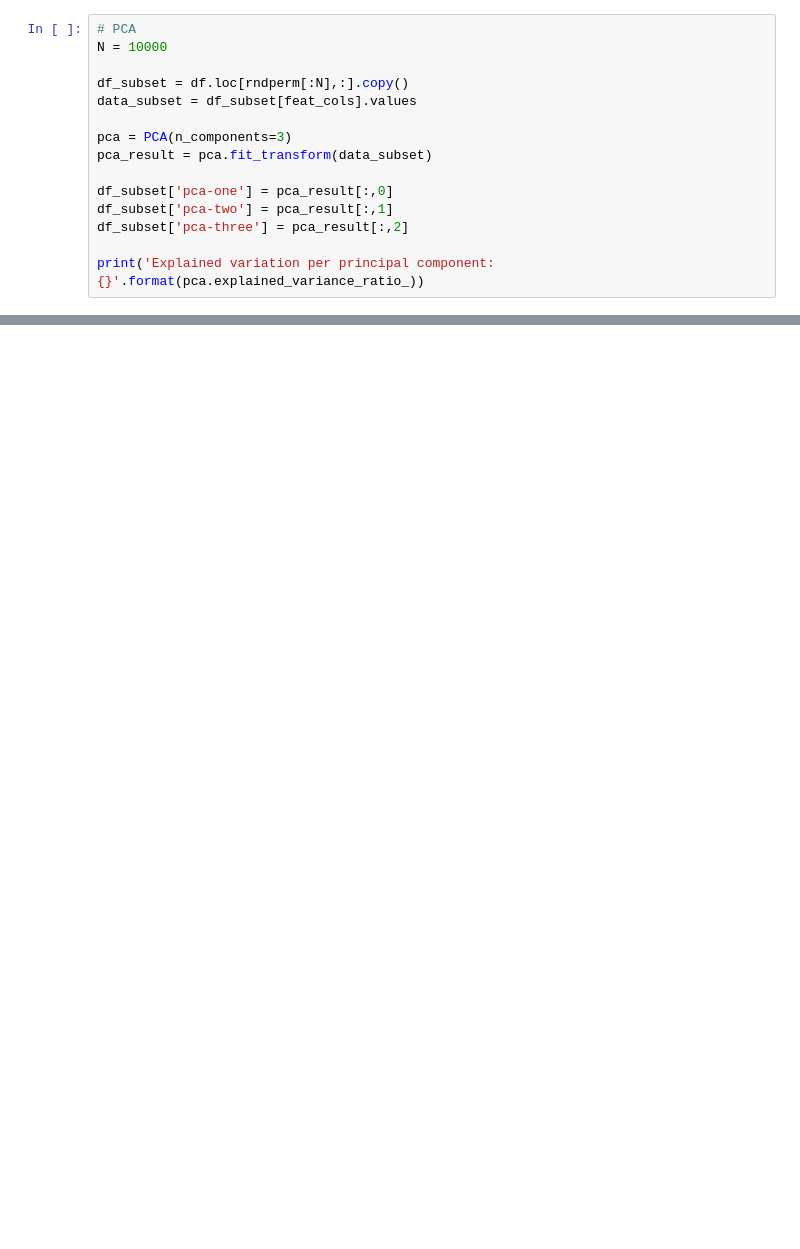
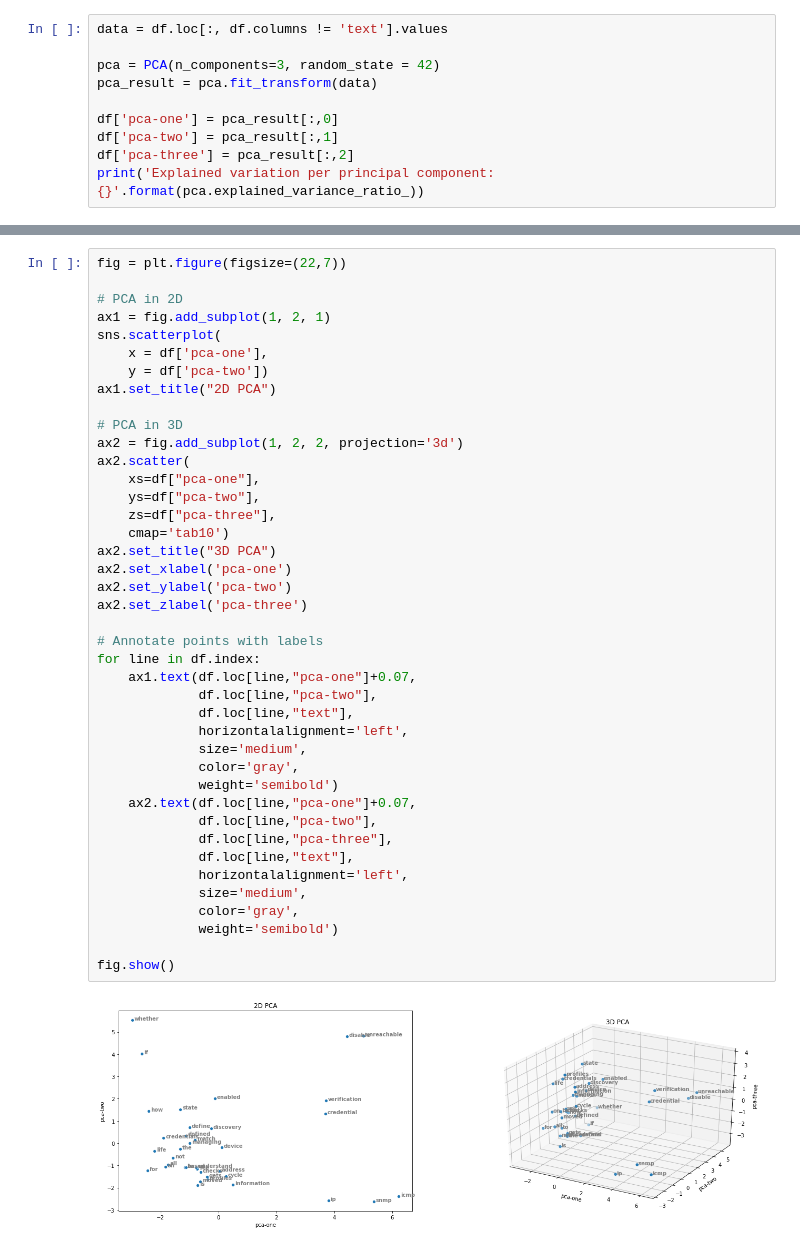
Before and after one commit to ant-louis/netbert, a Jupyter notebook: Code/Visualization/t-SNE.ipynb, the cells around one changed output, grey strips where cells are left out. Cells and saved outputs as stored; diff of their text form; blank space fills up the shorter version.

Commit message:
Progress in PCA and tsne visualisation

```diff
--- a/Code/Visualization/t-SNE.ipynb
+++ b/Code/Visualization/t-SNE.ipynb
@@ -72,16 +32,11 @@ rndperm = np.random.permutation(df.shape[0])
 # %%
-# PCA
-N = 10000
+data = df.loc[:, df.columns != 'text'].values
 
-df_subset = df.loc[rndperm[:N],:].copy()
-data_subset = df_subset[feat_cols].values
+pca = PCA(n_components=3, random_state = 42)
+pca_result = pca.fit_transform(data)
 
-pca = PCA(n_components=3)
-pca_result = pca.fit_transform(data_subset)
-
-df_subset['pca-one'] = pca_result[:,0]
-df_subset['pca-two'] = pca_result[:,1]
-df_subset['pca-three'] = pca_result[:,2]
-
+df['pca-one'] = pca_result[:,0]
+df['pca-two'] = pca_result[:,1]
+df['pca-three'] = pca_result[:,2]
 print('Explained variation per principal component: {}'.format(pca.explained_variance_ratio_))
 # %% [output]
@@ -188,0 +44,43 @@ sns.scatterplot(
+# %%
+fig = plt.figure(figsize=(22,7))
+
+# PCA in 2D
+ax1 = fig.add_subplot(1, 2, 1)
+sns.scatterplot(
+    x = df['pca-one'],
+    y = df['pca-two'])
+ax1.set_title("2D PCA")
+
+# PCA in 3D
+ax2 = fig.add_subplot(1, 2, 2, projection='3d')
+ax2.scatter(
+    xs=df["pca-one"],
+    ys=df["pca-two"],
+    zs=df["pca-three"],
+    cmap='tab10')
+ax2.set_title("3D PCA")
+ax2.set_xlabel('pca-one')
+ax2.set_ylabel('pca-two')
+ax2.set_zlabel('pca-three')
+
+# Annotate points with labels
+for line in df.index:
+    ax1.text(df.loc[line,"pca-one"]+0.07,
+             df.loc[line,"pca-two"],
+             df.loc[line,"text"],
+             horizontalalignment='left',
+             size='medium',
+             color='gray',
+             weight='semibold')
+    ax2.text(df.loc[line,"pca-one"]+0.07,
+             df.loc[line,"pca-two"],
+             df.loc[line,"pca-three"],
+             df.loc[line,"text"],
+             horizontalalignment='left',
+             size='medium',
+             color='gray',
+             weight='semibold')
+
+fig.show()
+# %% [output]
+[figure, added]
```
Also changed, not shown: parts of 21 cells of this notebook, 4 other files.
